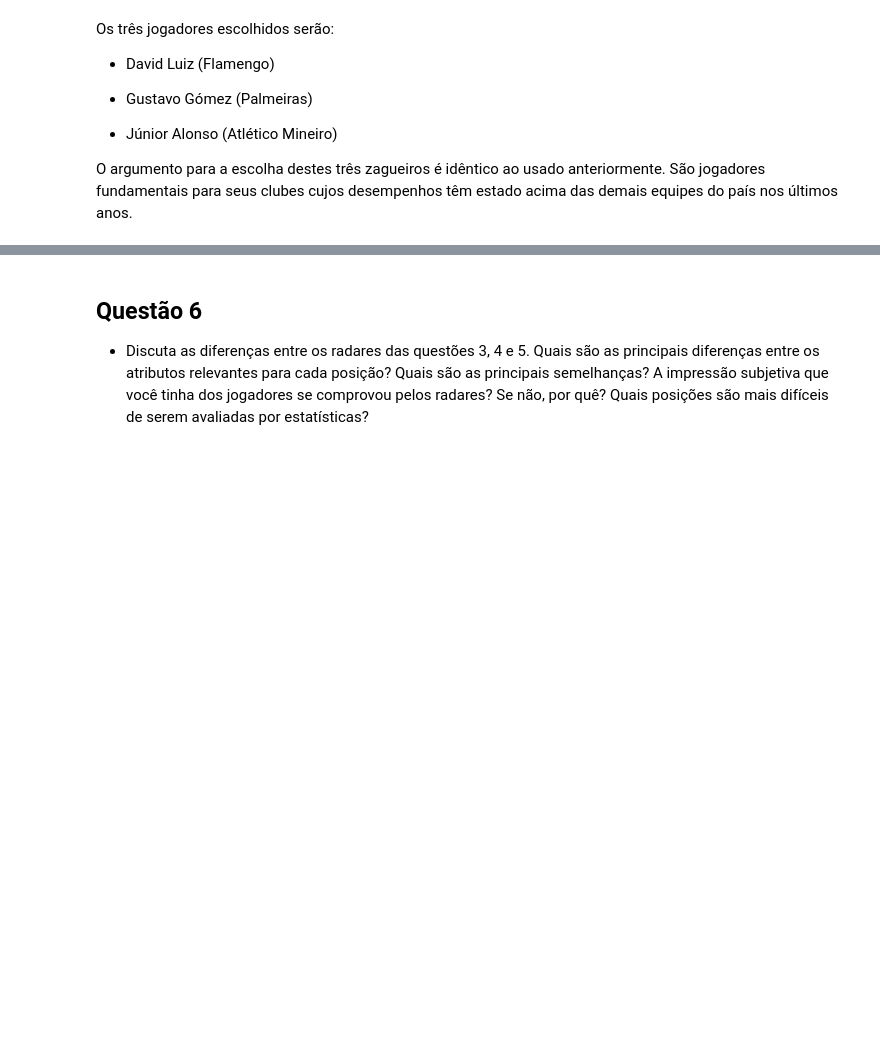
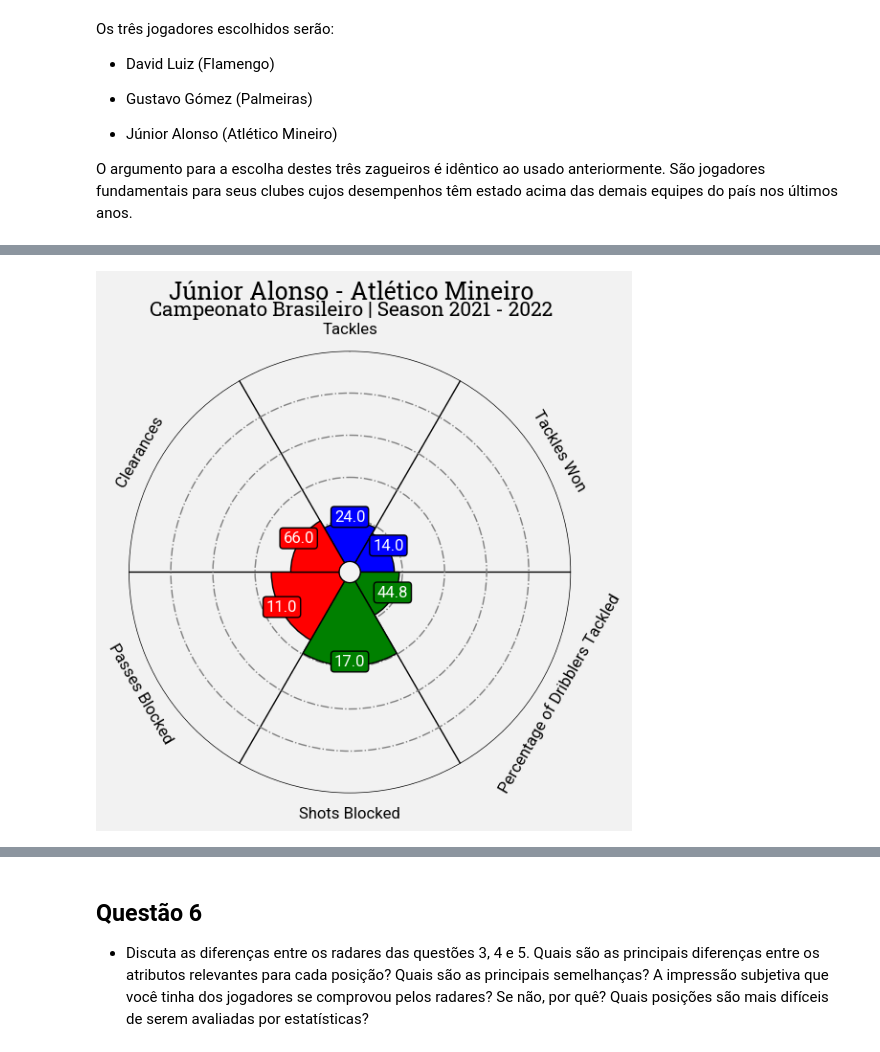
Before and after one commit to lframosferreira/soccer-analytics-notebooks, a Jupyter notebook: atv02/ativ_2.ipynb, the cells around one changed output, grey strips where cells are left out. Saved outputs shown, nothing was run; the diff lists cells and outputs as text; code cells hidden in the pictures; blank space fills up the shorter version.

Commit message:
[NEW] new data for midfielders and defenders

```diff
--- a/atv02/ativ_2.ipynb
+++ b/atv02/ativ_2.ipynb
@@ -713,12 +703,16 @@ Os três jogadores escolhidos serão:
 
 O argumento para a escolha destes três zagueiros é idêntico ao usado anteriormente. São jogadores fundamentais para seus clubes cujos desempenhos têm estado acima das demais equipes do país nos últimos anos.
 # %%
-""" junior_alonso_series: pd.Series = df[(df["Player"] == "Júnior Alonso") & (df["Squad"] == "Atlético Mineiro")]
-david_luiz_series: pd.Series = df[(df["Player"] == "David Luiz") & (df["Squad"] == "Flamengo")]
-gustavo_gomez_series: pd.Series = df[(df["Player"] == "Gustavo Gómez") & (df["Squad"] == "Palmeiras")]
+defensive_stats_df: pd.DataFrame = pd.read_csv("../data/atv02/player_defensive_stats.csv")
+defensive_stats_df.drop(columns=["Rk", "Nation", "Age", "Born", "Matches", "-9999"], inplace=True) # removendo colunas "inúteis"
+defensive_stats_df.rename(columns={"Tkl.1": "DribblersTkl"})
 
-names = ["CrdY", "PrgP", "GlsP90", "xGP90", "Ast", "AstP90"]
-fowards = df[(df["Pos"] == "FW") & (df["MP"] >= 25)].describe()[names]
-max_values: np.array = fowards.loc["max"].to_numpy()
-min_values: np.array = fowards.loc["min"].to_numpy()
-descriptive_names: np.array = np.array(["Progressive Carries", "Progressive Passes", "Goals Per 90 Minutes", "Expected Goals Per 90 Minutes", "Assists", "Assists Per 90 Minutes"]) """
+junior_alonso_series: pd.Series = defensive_stats_df[(defensive_stats_df["Player"] == "Júnior Alonso") & (defensive_stats_df["Squad"] == "Atlético Mineiro")]
+david_luiz_series: pd.Series = defensive_stats_df[(defensive_stats_df["Player"] == "David Luiz") & (defensive_stats_df["Squad"] == "Flamengo")]
+gustavo_gomez_series: pd.Series = defensive_stats_df[(defensive_stats_df["Player"] == "Gustavo Gómez") & (defensive_stats_df["Squad"] == "Palmeiras")]
+
+names = ["Tkl", "TklW", "Tkl%", "Sh", "Pass", "Clr"]
+defenders = defensive_stats_df[(defensive_stats_df["Pos"].str.contains("DF")) & (defensive_stats_df["90s"] >= 15.0)].describe()[names]
+max_values: np.array = defenders.loc["max"].to_numpy()
+min_values: np.array = defenders.loc["min"].to_numpy()
+descriptive_names: np.array = np.array(["Tackles", "Tackles Won", "Percentage of Dribblers Tackled", "Shots Blocked", "Passes Blocked", "Clearances"])
@@ -726,0 +719,66 @@ descriptive_names: np.array = np.array(["Progressive Carries", "Progressive Pass
+# %%
+values: np.array = junior_alonso_series[names].to_numpy()[0]
+values_normalized: np.array = np.round(((values - min_values) / max_values) * 100, 2)
+slice_colors = ["blue"] * 2 + ["green"] * 2 + ["red"] * 2
+text_colors = ["white"]*6
+font_normal = FontManager(("https://github.com/google/fonts/blob/main/apache/roboto/"
+                           "Roboto%5Bwdth,wght%5D.ttf?raw=true"))
+font_bold = FontManager(("https://github.com/google/fonts/blob/main/apache/robotoslab/"
+                         "RobotoSlab%5Bwght%5D.ttf?raw=true"))
+#PIZZA PLOT
+baker = PyPizza(
+    params=descriptive_names,
+    min_range = None,
+    max_range = None,               # list of parameters
+    straight_line_color="#000000",  # color for straight lines
+    straight_line_lw=1,             # linewidth for straight lines
+    last_circle_lw=1,               # linewidth of last circle
+    other_circle_lw=1,              # linewidth for other circles
+    other_circle_ls="-."            # linestyle for other circles
+)
+#making pizza for our data
+fig, ax = baker.make_pizza(
+    values_normalized,              # list of values
+    figsize=(6, 6),      # adjust figsize according to your need
+    param_location=110,
+    slice_colors=slice_colors,
+    value_colors = text_colors,
+    value_bck_colors=slice_colors, # where the parameters will be added
+    kwargs_slices=dict(
+        facecolor="cornflowerblue", edgecolor="#000000",
+        zorder=2, linewidth=1
+    ),                   # values to be used when plotting slices
+    kwargs_params=dict(
+        color="#000000", fontsize=12,
+        fontproperties=font_normal.prop, va="center"
+    ),                   # values to be used when adding parameter
+    kwargs_values=dict(
+        color="#000000", fontsize=12,
+        fontproperties=font_normal.prop, zorder=3,
+        bbox=dict(
+            edgecolor="#000000", facecolor="cornflowerblue",
+            boxstyle="round,pad=0.2", lw=1
+        )
+    )                    # values to be used when adding parameter-values
+)
+
+#putting text
+texts = baker.get_value_texts()
+for i, text in enumerate(texts):
+    text.set_text(str(values[i]))
+# add title
+fig.text(
+    0.515, 0.97, "Júnior Alonso - Atlético Mineiro", size=18,
+    ha="center", fontproperties=font_bold.prop, color="#000000"
+)
+
+# add subtitle
+fig.text(
+    0.515, 0.942,
+    "Campeonato Brasileiro | Season 2021 - 2022",
+    size=15,
+    ha="center", fontproperties=font_bold.prop, color="#000000"
+)
+plt.show()
+# %% [output]
+[figure, added]
```
Also changed, not shown: parts of 12 cells of this notebook, 2 other files.
